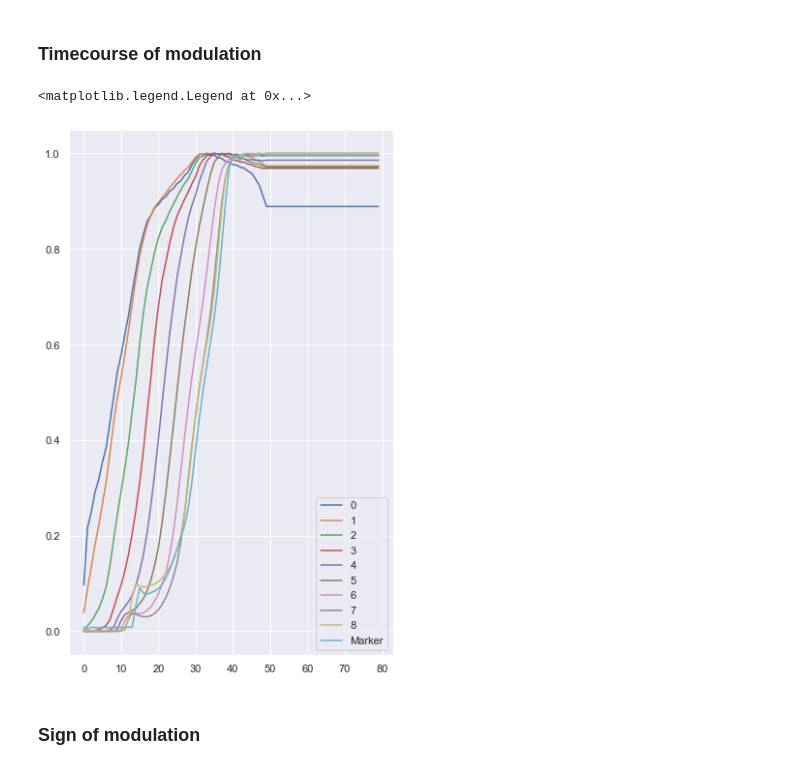
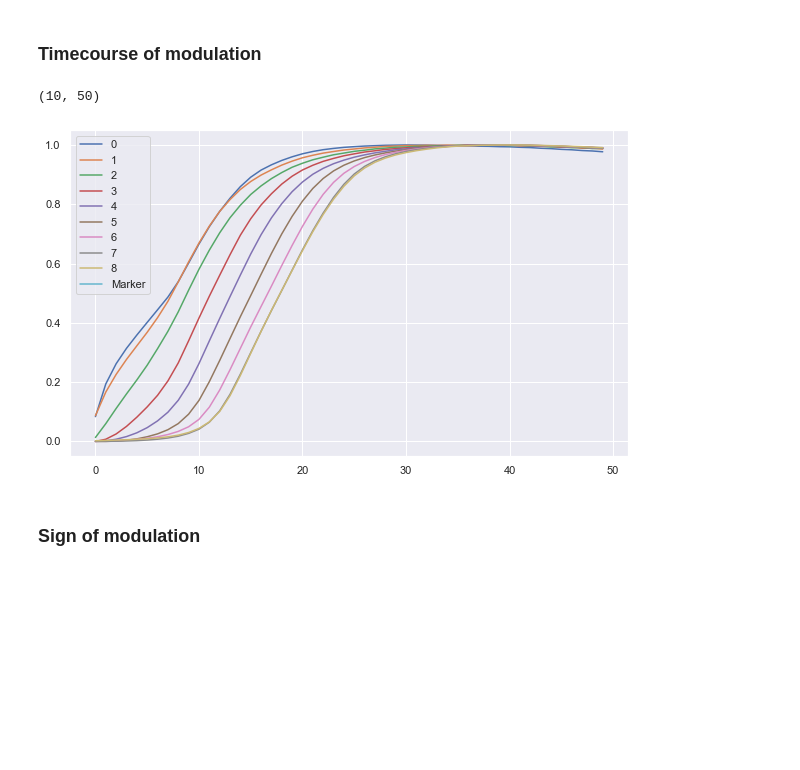
Before and after one commit to samimol/Visual-Routines, a Jupyter notebook: FinalAnalysis.ipynb, the cells around one changed output. Cells and saved outputs as stored; diff of their text form; code cells hidden in the pictures; blank space fills up the shorter version.

```diff
--- a/FinalAnalysis.ipynb
+++ b/FinalAnalysis.ipynb
@@ -80,7 +80,6 @@ else:
 # %%
 length = []
 for i in range(len(networks_base['Network'])):
-    if len(networks_base['Performance'][i]) < 200000:
         length.append(len(networks_base['Performance'][i]))
-print(np.mean(length))
+length
 # %% [output]
@@ -91,10 +105,10 @@ Generalization
 # %%
 sns.set(rc={'figure.figsize':(6,10)})
-number_converged = len([len(networks_base['Performance'][i]) for i in range(len(networks_base)) if len(networks_base['Performance'][i])<200000])
+number_converged = len([len(networks_base['Performance'][i]) for i in range(len(networks_base)) if len(networks_base['Performance'][i])<100000])
 Generalization = np.zeros((7,10,number_converged))
 j=0
 for i in range(len(networks_base)):
-        if len(networks_base['Performance'][i]) < 200000:
+        if len(networks_base['Performance'][i]) < 100000:
           Generalization[:,:,j] = networks_base['Generalization'][i]
           j += 1
 
@@ -107,6 +121,7 @@ SemMinus = Gen - Std / np.sqrt(number_converged)
 
 plt.plot(np.diag(Gen,0))
 plt.fill_between(np.arange(7), np.diag(SemPlus,0),np.diag(SemMinus,0), color='b', alpha=.1)
+print()
 
 plt.plot(np.diag(Gen,1))
 plt.fill_between(np.arange(7), np.diag(SemPlus,1),np.diag(SemMinus,1), color='orange', alpha=.1)
@@ -147,9 +192,9 @@ The PostScript backend does not support transparency; partially transparent arti
 # %%
 CurveLength = 9
 TrialNumber = 1000
-t = Trace(4)
-t.onlyblue = False
-t.onlytrace = False
+t = SearchTrace(4)
+t.no_curves = False
+t.only_trace_curve = False
 TargetTrace = []
 DistractorTrace = []
 Corrects = []
@@ -161,7 +206,7 @@ LengthOfCurve = []
 max_dur = 50
 
 
-for i in range(10,15):
+for i in range(15,19):
     #if networks_base['has_converged'][i]:
         n=networks_base['Network'][i]
         Target = np.zeros((n.grid_size ** 2+2,4,n.n_hidden_features,CurveLength+1,max_dur))  #pixels, hidden layers, features, position on the curve, timestep
@@ -198,5 +243,5 @@ for i in range(10,15):
 
 resultsdict = {'TargetTrace':TargetTrace,'DistractorTrace':DistractorTrace,'Corrects':Corrects,'Feature':Feature,'TargetCurve':TargetCurve,'DistractorCurve':DistrCurve,'NTrials':NumberOfTrial,'NPixels':LengthOfCurve}
 df = pd.DataFrame(resultsdict)
-df.to_pickle("NetworksTraceActivations3.pkl")
+df.to_pickle("NetworksSearchTraceActivations4.pkl")
 # %% [output]
@@ -225,7 +262,7 @@ df.to_pickle("NetworksTraceActivations.pkl")
 # %% [markdown]
 ## Results
 # %%
-TASK = 'tracesearch'
+TASK = 'trace'
 
 if TASK == 'trace':
     traces = open_base('NetworksTraceActivations')
@@ -237,25 +274,31 @@ else:
   raise Exception('TASK should be trace, tracesearch or searchtrace')
 
 
-Target = np.zeros((402, 4, 4, 10, 80,len(traces['NPixels'])))
-Distractor = np.zeros((402, 4, 4, 10, 80,len(traces['NPixels'])))
+Target = np.zeros((402, 4, 4, 10, 50,len(traces['NPixels'])))
+Distractor = np.zeros((402, 4, 4, 10, 50,len(traces['NPixels'])))
 
 for i in range(len(traces['NPixels'])):
     Target[:,:,:,:,:,i] = traces['TargetTrace'][i]
     Distractor[:,:,:,:,:,i] = traces['DistractorTrace'][i]
 # %% [markdown]
 ### Timecourse of modulation
+# %%
+normalized_TD.shape
+# %% [output]
+(10, 50)
 # %%
-sns.set(rc={'figure.figsize':(6,10)})
+sns.set(rc={'figure.figsize':(10,6)})
 TD = np.nanmean(Target,axis=-1) - np.nanmean(Distractor,axis=-1)
 #TD = Target - Distractor
 normalized_TD = np.nanmean(TD,axis = (0,1,2))
 normalized_TD = normalized_TD/np.expand_dims(np.max(normalized_TD,axis = 1),axis = 1)
 plt.plot(normalized_TD.T)
 plt.legend(['0','1','2','3','4','5','6','7','8','Marker'])
+
+if SAVE:
+    plt.savefig(figure_folder+'\\timecourse_' + TASK  +'.eps', format='eps')
 # %% [output]
-<matplotlib.legend.Legend at 0x...>
-[figure, old version]
+[figure, new version]
 # %% [markdown]
 ### Sign of modulation
 # %%
```
Also changed, not shown: parts of 37 cells of this notebook, 6 other files.
